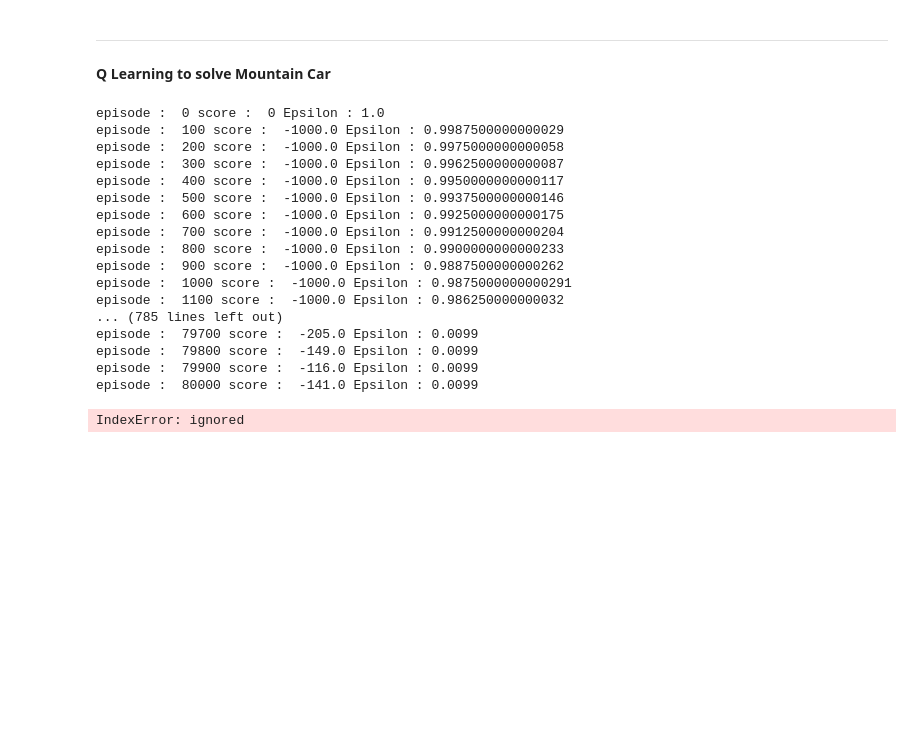
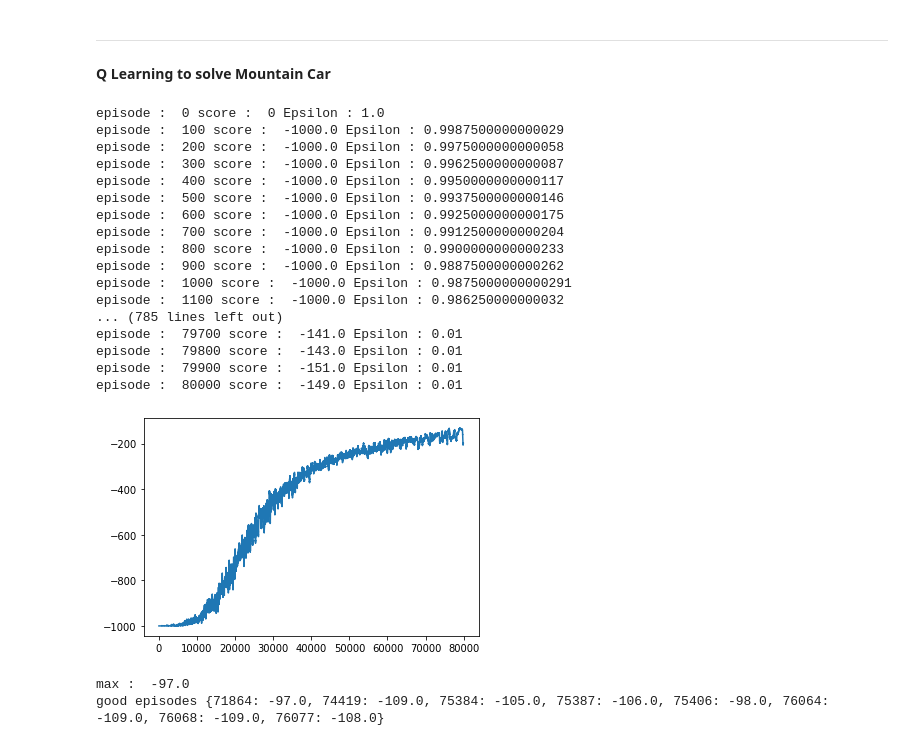
Before and after one commit to LucasColas/Mountain-Car-Q-Learning, a Jupyter notebook: MC_Q_Learning.ipynb, the cells around one changed output. Drawn from its saved outputs; the diff is of its cells as text; code cells hidden in the pictures; blank space fills up the shorter version.

```diff
--- a/MC_Q_Learning.ipynb
+++ b/MC_Q_Learning.ipynb
@@ -95,44 +95,46 @@ def main(env,Alpha,Gamma,Eps,ep=80000):
           good_episodes_values[i] = score
 
 
-        if Eps > 0.0099:
+        if Eps > 0.01:
             Eps -= epsilon_decay
         else:
-            Eps = 0.0099
+            Eps = 0.01
     Visualize(ep,stock_rewards)
     print("max : ", max)
     print("good episodes", good_episodes_values)
 
 
     env.close()
 
 def Visualize(ep,stock_rewards):
     mean_r = np.zeros(ep-100)
     for i in range(ep-100):
         #print(i)
         mean_r[i] = np.mean(stock_rewards[i:i+101])
 
     plt.plot(mean_r)
     plt.show()
 
 
 main(env, Alpha,Gamma,Eps)
 # %% [output]
 episode :  0 score :  0 Epsilon : 1.0
 episode :  100 score :  -1000.0 Epsilon : 0.9987500000000029
 episode :  200 score :  -1000.0 Epsilon : 0.9975000000000058
 episode :  300 score :  -1000.0 Epsilon : 0.9962500000000087
 episode :  400 score :  -1000.0 Epsilon : 0.9950000000000117
 episode :  500 score :  -1000.0 Epsilon : 0.9937500000000146
 episode :  600 score :  -1000.0 Epsilon : 0.9925000000000175
 episode :  700 score :  -1000.0 Epsilon : 0.9912500000000204
 episode :  800 score :  -1000.0 Epsilon : 0.9900000000000233
 episode :  900 score :  -1000.0 Epsilon : 0.9887500000000262
 episode :  1000 score :  -1000.0 Epsilon : 0.9875000000000291
 episode :  1100 score :  -1000.0 Epsilon : 0.986250000000032
 ... (785 lines left out)
-episode :  79700 score :  -205.0 Epsilon : 0.0099
-episode :  79800 score :  -149.0 Epsilon : 0.0099
-episode :  79900 score :  -116.0 Epsilon : 0.0099
-episode :  80000 score :  -141.0 Epsilon : 0.0099
+episode :  79700 score :  -141.0 Epsilon : 0.01
+episode :  79800 score :  -143.0 Epsilon : 0.01
+episode :  79900 score :  -151.0 Epsilon : 0.01
+episode :  80000 score :  -149.0 Epsilon : 0.01
+[figure, added]
-IndexError: ignored
+max :  -97.0
+good episodes {71864: -97.0, 74419: -109.0, 75384: -105.0, 75387: -106.0, 75406: -98.0, 76064: -109.0, 76068: -109.0, 76077: -108.0}
```
